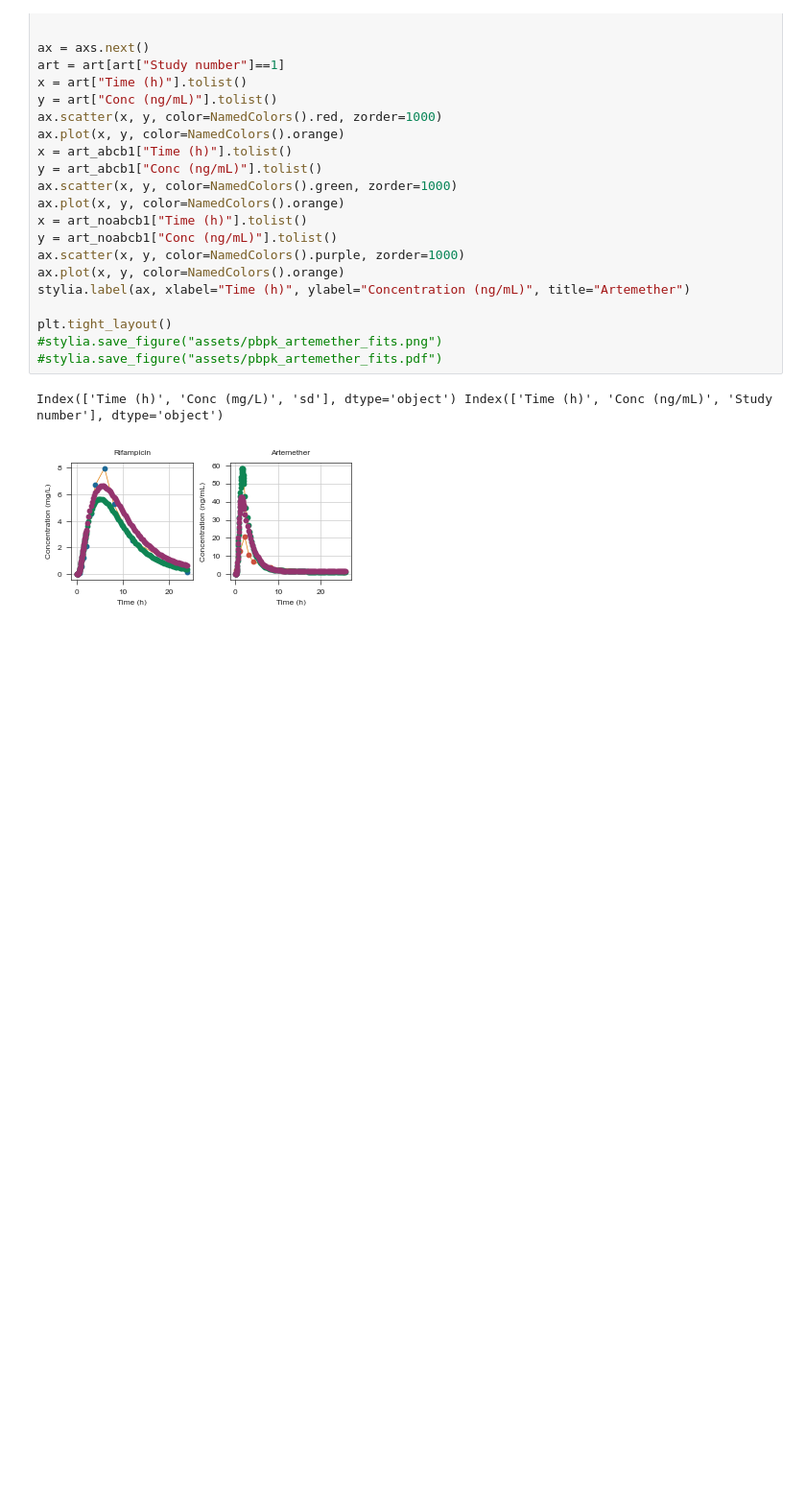
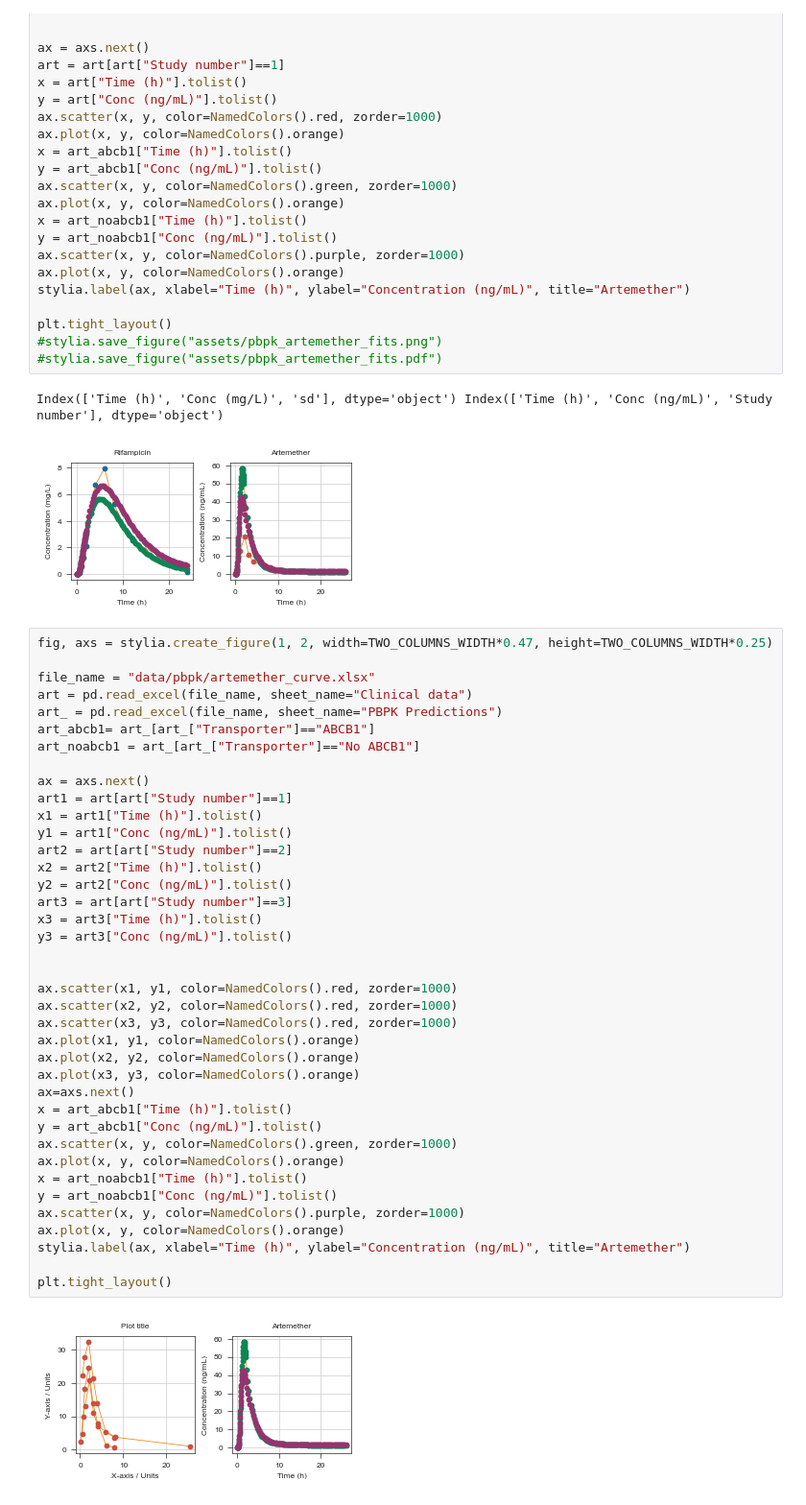
Before and after one commit to ersilia-os/pharmacogx-embeddings, a Jupyter notebook: paper/figure4_rifampicin_and_artemether.ipynb, the cells around one changed output. Shown: that part at 96% size. Saved outputs shown, nothing was run; the diff lists cells and outputs as text; blank space fills up the shorter version.

```diff
--- a/paper/figure4_rifampicin_and_artemether.ipynb
+++ b/paper/figure4_rifampicin_and_artemether.ipynb
@@ -115,3 +115,44 @@ plt.tight_layout()
 # %% [output]
 Index(['Time (h)', 'Conc (mg/L)', 'sd'], dtype='object') Index(['Time (h)', 'Conc (ng/mL)', 'Study number'], dtype='object')
 [figure]
+# %%
+fig, axs = stylia.create_figure(1, 2, width=TWO_COLUMNS_WIDTH*0.47, height=TWO_COLUMNS_WIDTH*0.25)
+
+file_name = "data/pbpk/artemether_curve.xlsx"
+art = pd.read_excel(file_name, sheet_name="Clinical data")
+art_ = pd.read_excel(file_name, sheet_name="PBPK Predictions")
+art_abcb1= art_[art_["Transporter"]=="ABCB1"]
+art_noabcb1 = art_[art_["Transporter"]=="No ABCB1"]
+
+ax = axs.next()
+art1 = art[art["Study number"]==1]
+x1 = art1["Time (h)"].tolist()
+y1 = art1["Conc (ng/mL)"].tolist()
+art2 = art[art["Study number"]==2]
+x2 = art2["Time (h)"].tolist()
+y2 = art2["Conc (ng/mL)"].tolist()
+art3 = art[art["Study number"]==3]
+x3 = art3["Time (h)"].tolist()
+y3 = art3["Conc (ng/mL)"].tolist()
+
+
+ax.scatter(x1, y1, color=NamedColors().red, zorder=1000)
+ax.scatter(x2, y2, color=NamedColors().red, zorder=1000)
+ax.scatter(x3, y3, color=NamedColors().red, zorder=1000)
+ax.plot(x1, y1, color=NamedColors().orange)
+ax.plot(x2, y2, color=NamedColors().orange)
+ax.plot(x3, y3, color=NamedColors().orange)
+ax=axs.next()
+x = art_abcb1["Time (h)"].tolist()
+y = art_abcb1["Conc (ng/mL)"].tolist()
+ax.scatter(x, y, color=NamedColors().green, zorder=1000)
+ax.plot(x, y, color=NamedColors().orange)
+x = art_noabcb1["Time (h)"].tolist()
+y = art_noabcb1["Conc (ng/mL)"].tolist()
+ax.scatter(x, y, color=NamedColors().purple, zorder=1000)
+ax.plot(x, y, color=NamedColors().orange)
+stylia.label(ax, xlabel="Time (h)", ylabel="Concentration (ng/mL)", title="Artemether")
+
+plt.tight_layout()
+# %% [output]
+[figure, added]
```
Also changed, not shown: parts of 2 cells of this notebook.
